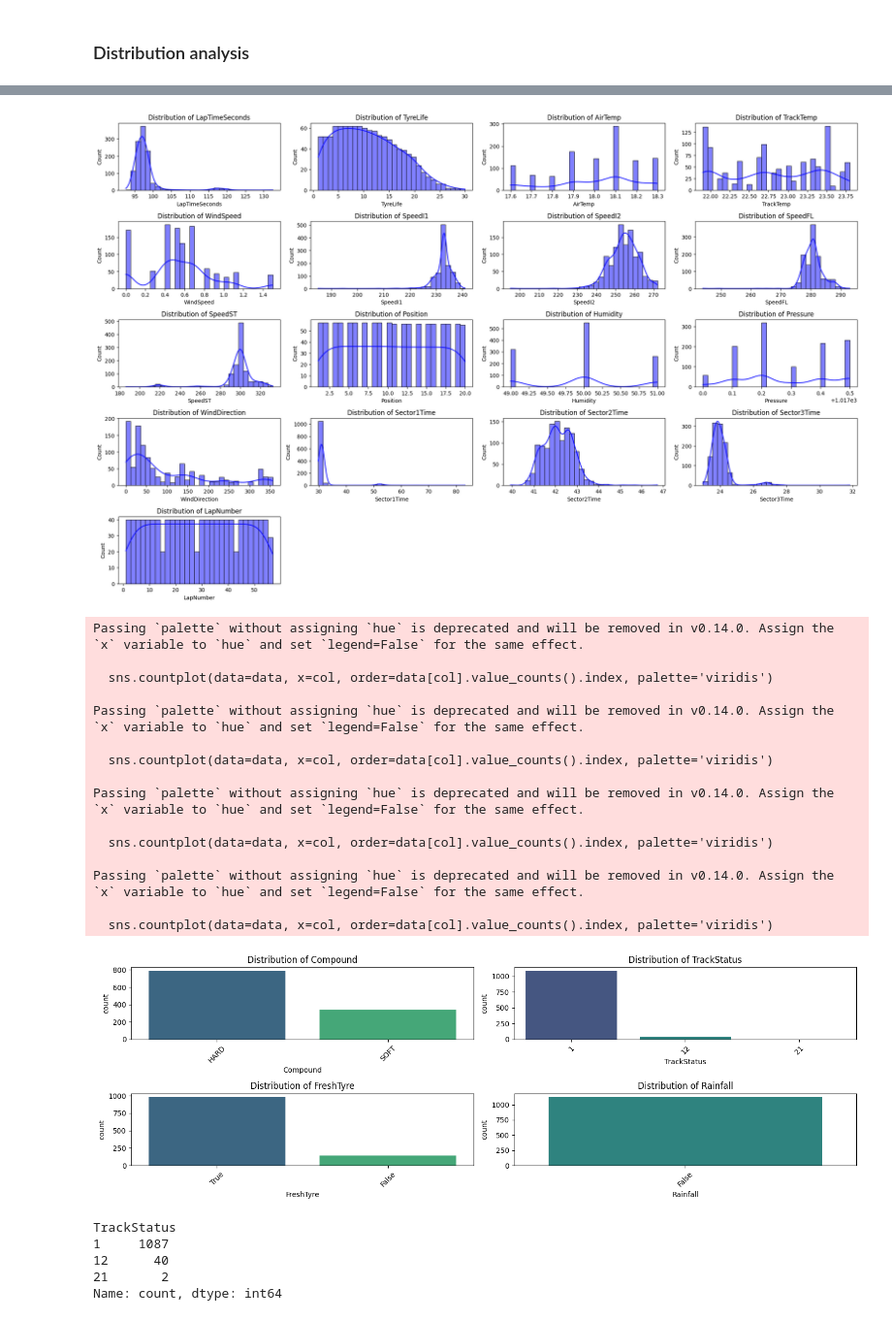
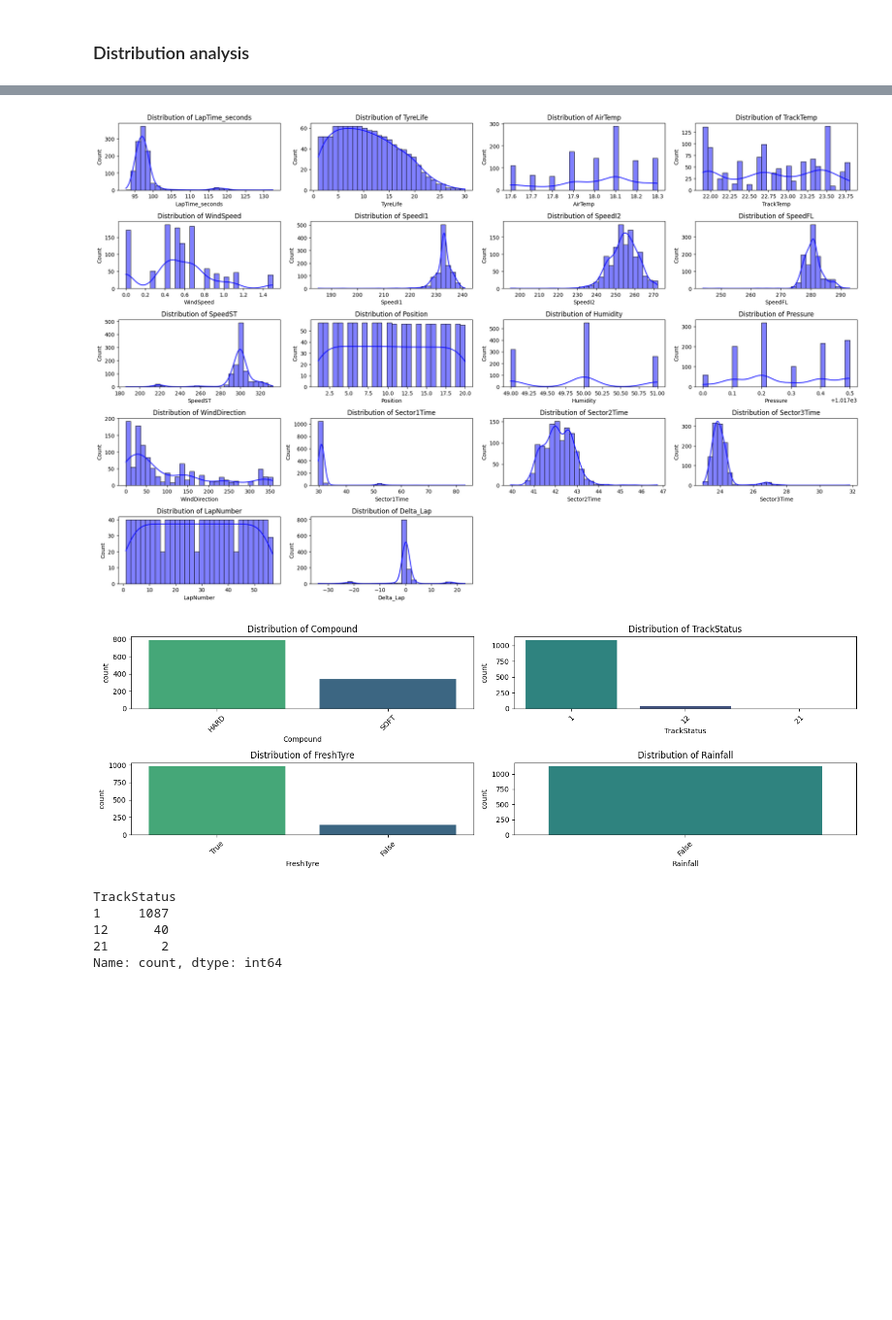
Before and after one commit to diegonbotelho/f1-tire-prediction, a Jupyter notebook: notebooks/diego_data_explore.ipynb, the cells around one changed output, grey strips where cells are left out. Shown at 97% size. Saved outputs shown, nothing was run; the diff lists cells and outputs as text; code cells hidden in the pictures; blank space fills up the shorter version.

```diff
--- a/notebooks/diego_data_explore.ipynb
+++ b/notebooks/diego_data_explore.ipynb
@@ -36,0 +31,25 @@ bahrain_2024_laps['event_year'] = 'bahrain_2024'
+# %%
+# Call laps
+bahrain_2024_laps = bahrain_2024.laps
+
+# Add column called 'Event_Year'
+bahrain_2024_laps['Event_Year'] = 'bahrain_2024'
+
+# Add column called 'LapTime_seconds'
+bahrain_2024_laps['LapTime_seconds'] = bahrain_2024_laps['LapTime'].dt.total_seconds()
+
+# Add column called 'Delta_Lap'
+bahrain_2024_laps['Delta_Lap'] = 0.0
+
+# Calcular o delta_lap para cada piloto
+for driver in bahrain_2024_laps['Driver'].unique():
+    # Filtrar os dados do piloto atual
+    driver_data = bahrain_2024_laps[bahrain_2024_laps['Driver'] == driver]
+
+    # Calcular a diferença entre voltas consecutivas
+    delta_lap = driver_data['LapTime_seconds'].diff().fillna(0)
+
+    # Atribuir os valores calculados à coluna 'delta_lap'
+    bahrain_2024_laps.loc[driver_data.index, 'Delta_Lap'] = delta_lap
+
+bahrain_2024_laps
@@ -152,7 +163,7 @@ LapTime        timedelta64[ns]
 dtype: object
 # %%
 numerical_features = [
-    'LapTimeSeconds',     # Lap time in seconds
+    'LapTime_seconds',    # Lap time in seconds
     'TyreLife',           # Tyre life
     'AirTemp',            # Air temperature
     'TrackTemp',          # Track temperature
@@ -168,15 +179,15 @@ numerical_features = [
     'Sector1Time',        # Time in sector 1
     'Sector2Time',        # Time in sector 2
     'Sector3Time',        # Time in sector 3
-    'LapNumber'
-    #'delta_lap'           # time difference between two consecutives laps
+    'LapNumber',          # Number of the lap
+    'Delta_Lap'           # time difference between two consecutives laps for each pilot
 ]
 
 # Convert lap time to seconds
 data['Sector1Time'] = data['Sector1Time'].dt.total_seconds()
 data['Sector2Time'] = data['Sector2Time'].dt.total_seconds()
 data['Sector3Time'] = data['Sector3Time'].dt.total_seconds()
-data['LapTimeSeconds'] = data['LapTime'].dt.total_seconds()
+# data['LapTimeSeconds'] = data['LapTime'].dt.total_seconds()
 
 plt.figure(figsize=(20, 15))
 for i, col in enumerate(numerical_features, 1):
@@ -186,41 +197,31 @@ for i, col in enumerate(numerical_features, 1):
 plt.tight_layout()
 plt.show()
 # %% [output]
-[figure, old version]
+[figure, new version]
 # %%
 # Distribution of categorical variables
 categorical_features = [
     'Compound',    # Tire type (SOFT, MEDIUM, HARD)
     'TrackStatus', # Track status (green flag, yellow flag, etc.)
     'FreshTyre',   # True or false
     'Rainfall'     # True or false
 ]
 
+# Suppress FutureWarning from seaborn
+# import warnings
+# warnings.filterwarnings("ignore", category=FutureWarning)
+
 plt.figure(figsize=(15, 5))
 for i, col in enumerate(categorical_features, 1):
     plt.subplot(2, 2, i)
-    sns.countplot(data=data, x=col, order=data[col].value_counts().index, palette='viridis')
+    # sns.countplot(data=data, x=col, order=data[col].value_counts().index, palette='viridis')
+    sns.countplot(data=data, x=col, hue=col, order=data[col].value_counts().index, palette='viridis', legend=False)
     plt.title(f'Distribution of {col}', fontsize=12)
     plt.xticks(rotation=45)
 plt.tight_layout()
 plt.show()
 # %% [output]
-Passing `palette` without assigning `hue` is deprecated and will be removed in v0.14.0. Assign the `x` variable to `hue` and set `legend=False` for the same effect.
-
-  sns.countplot(data=data, x=col, order=data[col].value_counts().index, palette='viridis')
-
-Passing `palette` without assigning `hue` is deprecated and will be removed in v0.14.0. Assign the `x` variable to `hue` and set `legend=False` for the same effect.
-
-  sns.countplot(data=data, x=col, order=data[col].value_counts().index, palette='viridis')
-
-Passing `palette` without assigning `hue` is deprecated and will be removed in v0.14.0. Assign the `x` variable to `hue` and set `legend=False` for the same effect.
-
-  sns.countplot(data=data, x=col, order=data[col].value_counts().index, palette='viridis')
-
-Passing `palette` without assigning `hue` is deprecated and will be removed in v0.14.0. Assign the `x` variable to `hue` and set `legend=False` for the same effect.
-
-  sns.countplot(data=data, x=col, order=data[col].value_counts().index, palette='viridis')
-[figure, old version]
+[figure, new version]
 # %%
 bahrain_2024_joined['TrackStatus'].value_counts()
 # %% [output]
```
Also changed, not shown: parts of 21 cells of this notebook.
